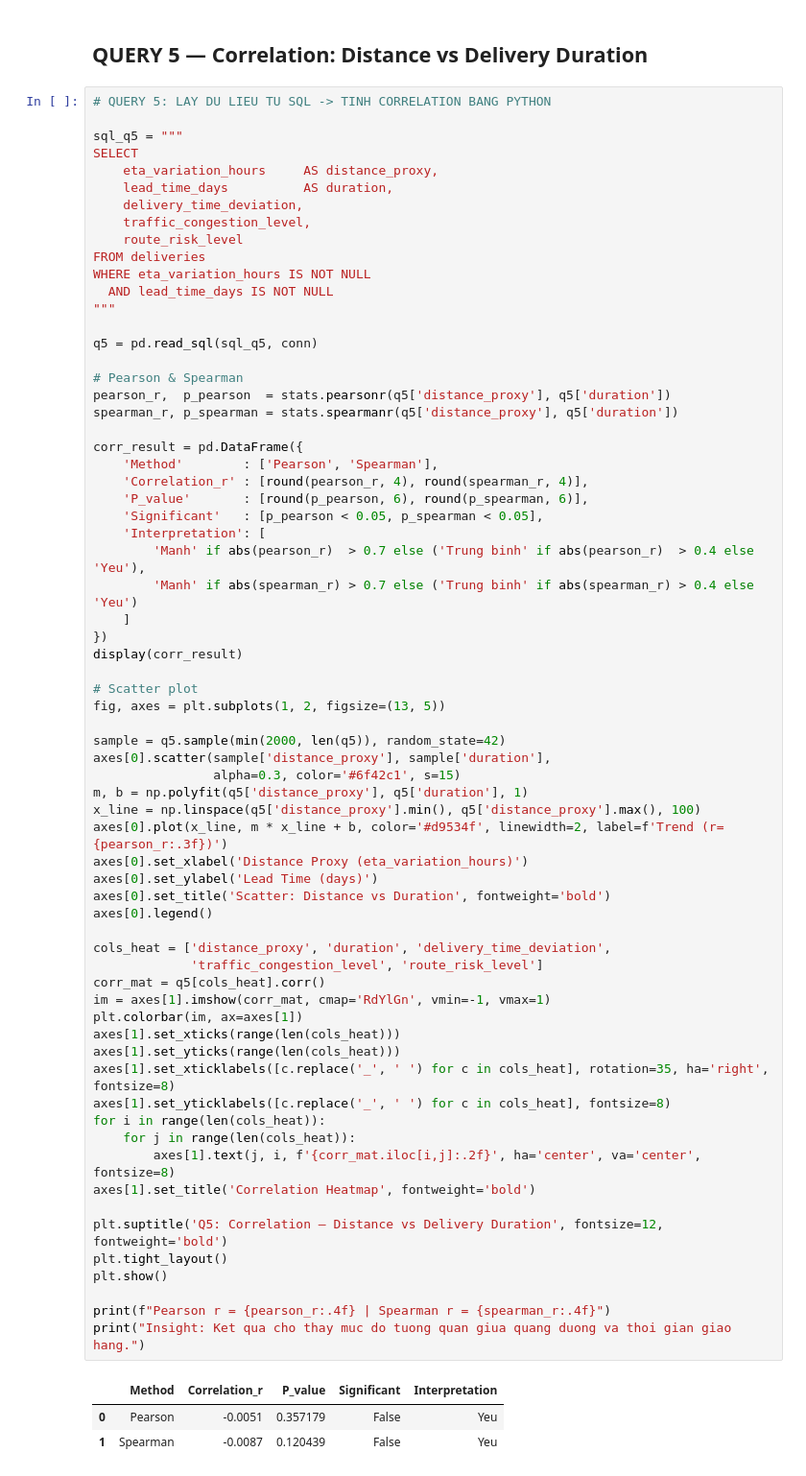
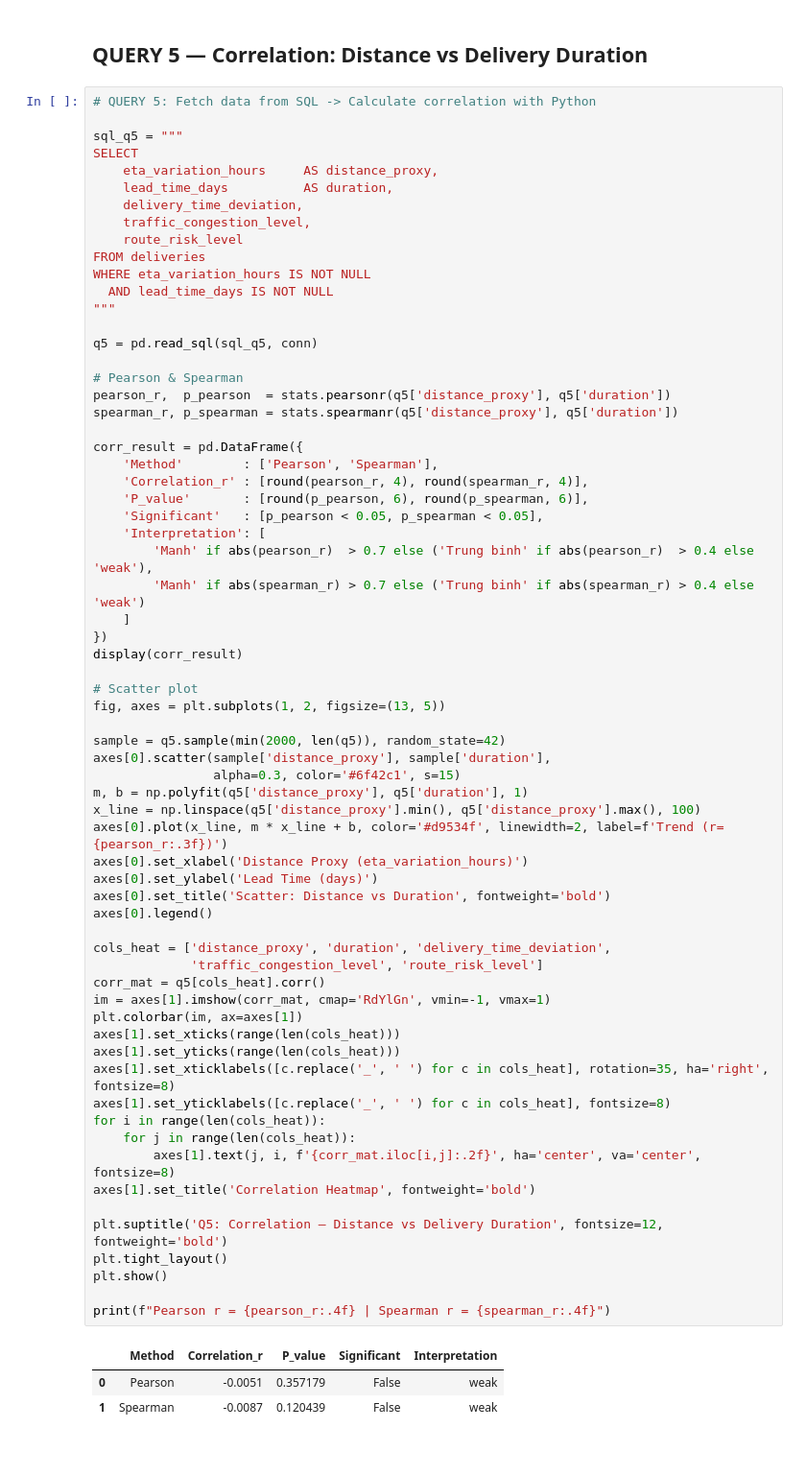
Before and after one commit to nguyennamthang56-cmd/projectshiptime, a Jupyter notebook: Data analysis with SQL.ipynb, the cells around one changed output. Shown at 96% size. Saved outputs shown, nothing was run; the diff lists cells and outputs as text.

```diff
--- a/Data analysis with SQL.ipynb
+++ b/Data analysis with SQL.ipynb
@@ -379,7 +316,7 @@ Peak-hour traffic ảnh hưởng trực tiếp đến urban last-mile efficiency
 # %% [markdown]
 ## QUERY 5 — Correlation: Distance vs Delivery Duration
 # %%
-# QUERY 5: LAY DU LIEU TU SQL -> TINH CORRELATION BANG PYTHON
+# QUERY 5: Fetch data from SQL -> Calculate correlation with Python
 
 sql_q5 = """
 SELECT
@@ -405,8 +342,8 @@ corr_result = pd.DataFrame({
     'P_value'       : [round(p_pearson, 6), round(p_spearman, 6)],
     'Significant'   : [p_pearson < 0.05, p_spearman < 0.05],
     'Interpretation': [
-        'Manh' if abs(pearson_r)  > 0.7 else ('Trung binh' if abs(pearson_r)  > 0.4 else 'Yeu'),
-        'Manh' if abs(spearman_r) > 0.7 else ('Trung binh' if abs(spearman_r) > 0.4 else 'Yeu')
+        'Manh' if abs(pearson_r)  > 0.7 else ('Trung binh' if abs(pearson_r)  > 0.4 else 'weak'),
+        'Manh' if abs(spearman_r) > 0.7 else ('Trung binh' if abs(spearman_r) > 0.4 else 'weak')
     ]
 })
 display(corr_result)
@@ -419,35 +356,34 @@ axes[0].scatter(sample['distance_proxy'], sample['duration'],
                 alpha=0.3, color='#6f42c1', s=15)
 m, b = np.polyfit(q5['distance_proxy'], q5['duration'], 1)
 x_line = np.linspace(q5['distance_proxy'].min(), q5['distance_proxy'].max(), 100)
 axes[0].plot(x_line, m * x_line + b, color='#d9534f', linewidth=2, label=f'Trend (r={pearson_r:.3f})')
 axes[0].set_xlabel('Distance Proxy (eta_variation_hours)')
 axes[0].set_ylabel('Lead Time (days)')
 axes[0].set_title('Scatter: Distance vs Duration', fontweight='bold')
 axes[0].legend()
 
 cols_heat = ['distance_proxy', 'duration', 'delivery_time_deviation',
              'traffic_congestion_level', 'route_risk_level']
 corr_mat = q5[cols_heat].corr()
 im = axes[1].imshow(corr_mat, cmap='RdYlGn', vmin=-1, vmax=1)
 plt.colorbar(im, ax=axes[1])
 axes[1].set_xticks(range(len(cols_heat)))
 axes[1].set_yticks(range(len(cols_heat)))
 axes[1].set_xticklabels([c.replace('_', ' ') for c in cols_heat], rotation=35, ha='right', fontsize=8)
 axes[1].set_yticklabels([c.replace('_', ' ') for c in cols_heat], fontsize=8)
 for i in range(len(cols_heat)):
     for j in range(len(cols_heat)):
         axes[1].text(j, i, f'{corr_mat.iloc[i,j]:.2f}', ha='center', va='center', fontsize=8)
 axes[1].set_title('Correlation Heatmap', fontweight='bold')
 
 plt.suptitle('Q5: Correlation — Distance vs Delivery Duration', fontsize=12, fontweight='bold')
 plt.tight_layout()
 plt.show()
 
 print(f"Pearson r = {pearson_r:.4f} | Spearman r = {spearman_r:.4f}")
-print("Insight: Ket qua cho thay muc do tuong quan giua quang duong va thoi gian giao hang.")
 # %% [output]
 |  | Method | Correlation_r | P_value | Significant | Interpretation |
-| 0 | Pearson | -0.0051 | 0.357179 | False | Yeu |
-| 1 | Spearman | -0.0087 | 0.120439 | False | Yeu |
+| 0 | Pearson | -0.0051 | 0.357179 | False | weak |
+| 1 | Spearman | -0.0087 | 0.120439 | False | weak |
 [figure]
 Pearson r = -0.0051 | Spearman r = -0.0087
```
Also changed, not shown: parts of 20 cells of this notebook.
